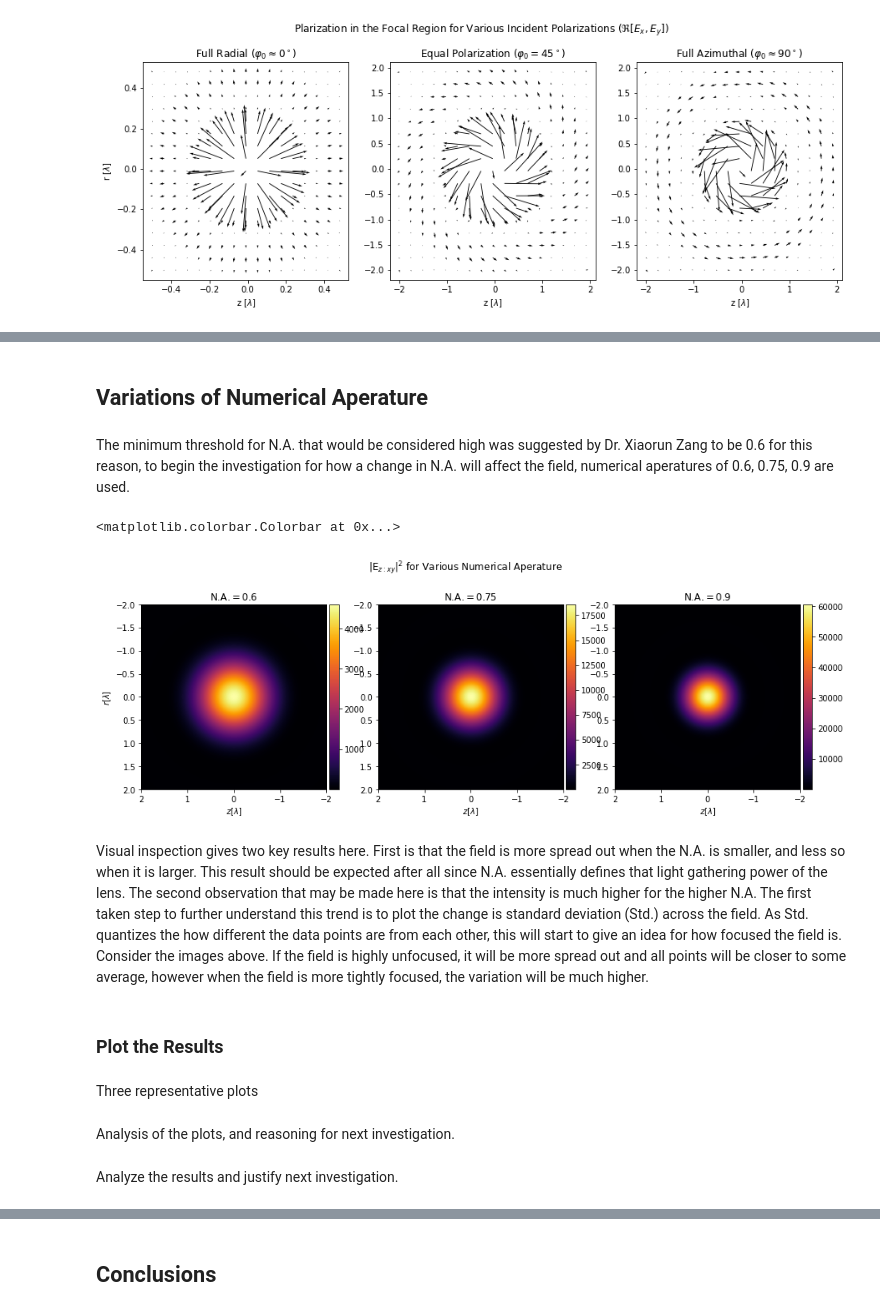
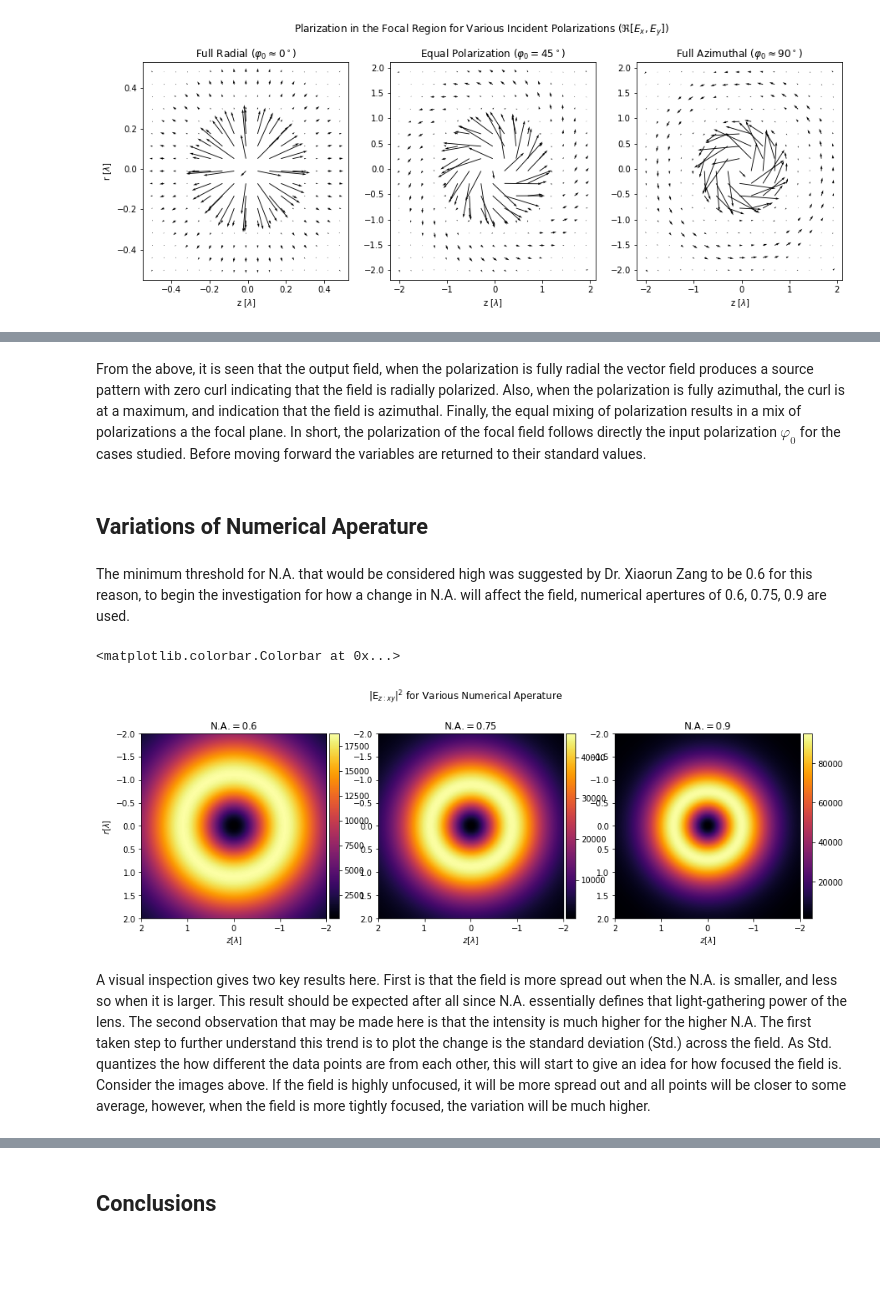
Before and after one commit to fizixmastr/Numerical-Analysis-of-Vector-Fields-in-a-High-N.A.-Lens, a Jupyter notebook: Simulation and Analysis of Fields in a High Numerical Aperture Lens.ipynb, the cells around one changed output, grey strips where cells are left out. Cells and saved outputs as stored; diff of their text form; code cells hidden in the pictures; blank space fills up the shorter version.

```diff
--- a/Simulation and Analysis of Fields in a High Numerical Aperture Lens.ipynb
+++ b/Simulation and Analysis of Fields in a High Numerical Aperture Lens.ipynb
@@ -353,8 +353,8 @@ for i in range(len(Wavelengths)):
             E_z[l,m] = 2j*A*cos(𝜑_0)*integrate(lambda t: I_r(t,r,z), 0, θ_max)[0]
             E_φ[l,m] = 2*A*sin(𝜑_0)*integrate(lambda t: I_φ(t,r,z), 0, θ_max)[0]
 
-#    WavFields[i] = np.abs(E_r)**2
-    WavFields[i] = np.abs(E_z)**2
+    WavFields[i] = np.abs(E_r)**2
+#    WavFields[i] = np.abs(E_z)**2
 #    WavFields[i] = np.abs(E_φ)**2
 
     for l in range(len(rArray)):
@@ -536,8 +536,8 @@ for i in range(len(Polarizations)):
             E_z[l,m] = 2j*A*cos(𝜑_0)*integrate(lambda t: I_z(t,r,z), 0, θ_max)[0]
             E_φ[l,m] = 2*A*sin(𝜑_0)*integrate(lambda t: I_φ(t,r,z), 0, θ_max)[0]
 
-#    PolFields[i] = np.abs(E_r)**2
-    PolFields[i] = np.abs(E_z)**2
+    PolFields[i] = np.abs(E_r)**2
+#    PolFields[i] = np.abs(E_z)**2
 #    PolFields[i] = np.abs(E_φ)**2
 
 
@@ -747,10 +745,12 @@ Before moving forward the variables are returned to their standard values.
+# %% [markdown]
+From the above, it is seen that the output field, when the polarization is fully radial the vector field produces a source pattern with zero curl indicating that the field is radially polarized. Also, when the polarization is fully azimuthal, the curl is at a maximum, and indication that the field is azimuthal. Finally, the equal mixing of polarization results in a mix of polarizations a the focal plane. In short, the polarization of the focal field follows directly the input polarization $\varphi_0$ for the cases studied. Before moving forward the variables are returned to their standard values.
 # %%
 polarization = .0001
 𝜑_0 = polarization/180*π
 # %% [markdown]
 ## Variations of Numerical Aperature
 # %% [markdown]
-The minimum threshold for N.A. that would be considered high was suggested by Dr. Xiaorun Zang to be 0.6 for this reason, to begin the investigation for how a change in N.A. will affect the field, numerical aperatures of 0.6, 0.75, 0.9 are used.
+The minimum threshold for N.A. that would be considered high was suggested by Dr. Xiaorun Zang to be 0.6 for this reason, to begin the investigation for how a change in N.A. will affect the field, numerical apertures of 0.6, 0.75, 0.9 are used.
 # %%
 NAs = np.array([0.6, 0.75, 0.9])
 NAFields = ['']*len(NAs)
@@ -784,8 +784,8 @@ for i in range(len(NAs)):
             E_z[l,m] = 2j*A*cos(𝜑_0)*integrate(lambda t: I_z(t,r,z), 0, θ_max)[0]
             E_φ[l,m] = 2*A*sin(𝜑_0)*integrate(lambda t: I_φ(t,r,z), 0, θ_max)[0]
 
-#    NAFields[i] = np.abs(E_r)**2
-    NAFields[i] = np.abs(E_z)**2
+    NAFields[i] = np.abs(E_r)**2
+#    NAFields[i] = np.abs(E_z)**2
 #    NAFields[i] = np.abs(E_φ)**2
 
 
@@ -814,37 +814,33 @@ NAField = plt.figure(figsize = [15, 5])
 gs0 = gridspec.GridSpec(1, 1)
 
 gs00 = gridspec.GridSpecFromSubplotSpec(1, 3, subplot_spec=gs0[0])
 
 plt.suptitle('|E$_{z:xy}|^2$ for Various Numerical Aperature')
 ax0 = plt.Subplot(NAField, gs00[0, 0])
 im0 = ax0.imshow(NAFields[0], cmap = color, extent=[-x, x, -y, y],
                  interpolation = interp)
 ax0.set(title = 'N.A.$ = $' + str(NAs[0]),
         xlabel = '$z [\lambda]$', ylabel = '$r [\lambda]$')
 NAField.add_subplot(ax0)
 colorbar(im0)
 
 ax1 = plt.Subplot(NAField, gs00[0, 1])
 im1 = ax1.imshow(NAFields[1], cmap = color, extent=[-x, x, -y, y],
                  interpolation = interp)
 ax1.set(title = 'N.A.$ = $' + str(NAs[1]),
         xlabel = '$z [\lambda]$')
 NAField.add_subplot(ax1)
 colorbar(im1)
 
 ax2 = plt.Subplot(NAField, gs00[0, 2])
 im2 = ax2.imshow(NAFields[2], cmap = color, extent=[-x, x, -y, y],
                  interpolation = interp)
 ax2.set(title = 'N.A.$ = $' + str(NAs[2]),
         xlabel = '$z [\lambda]$')
 NAField.add_subplot(ax2)
 colorbar(im2)
 # %% [output]
 <matplotlib.colorbar.Colorbar at 0x...>
-[figure, old version]
+[figure, new version]
 # %% [markdown]
-Visual inspection gives two key results here. First is that the field is more spread out when the N.A. is smaller, and less so when it is larger. This result should be expected after all since N.A. essentially defines that light gathering power of the lens. The second observation that may be made here is that the intensity is much higher for the higher N.A. The first taken step to further understand this trend is to plot the change is standard deviation (Std.) across the field. As Std. quantizes the how different the data points are from each other, this will start to give an idea for how focused the field is. Consider the images above. If the field is highly unfocused, it will be more spread out and all points will be closer to some average, however when the field is more tightly focused, the variation will be much higher.
+A visual inspection gives two key results here. First is that the field is more spread out when the N.A. is smaller, and less so when it is larger. This result should be expected after all since N.A. essentially defines that light-gathering power of the lens. The second observation that may be made here is that the intensity is much higher for the higher N.A. The first taken step to further understand this trend is to plot the change is the standard deviation (Std.) across the field. As Std. quantizes the how different the data points are from each other, this will start to give an idea for how focused the field is. Consider the images above. If the field is highly unfocused, it will be more spread out and all points will be closer to some average, however, when the field is more tightly focused, the variation will be much higher.
-# %% [markdown]
-### Plot the Results
-# %% [markdown]
-Three representative plots
@@ -861,2 +846,0 @@ for i in range(3):
-# %% [markdown]
-Analysis of the plots, and reasoning for next investigation.
@@ -905,2 +846,0 @@ NAStd.add_subplot(ax5)
-# %% [markdown]
-Analyze the results and justify next investigation.
```
Also changed, not shown: parts of 36 cells of this notebook.
